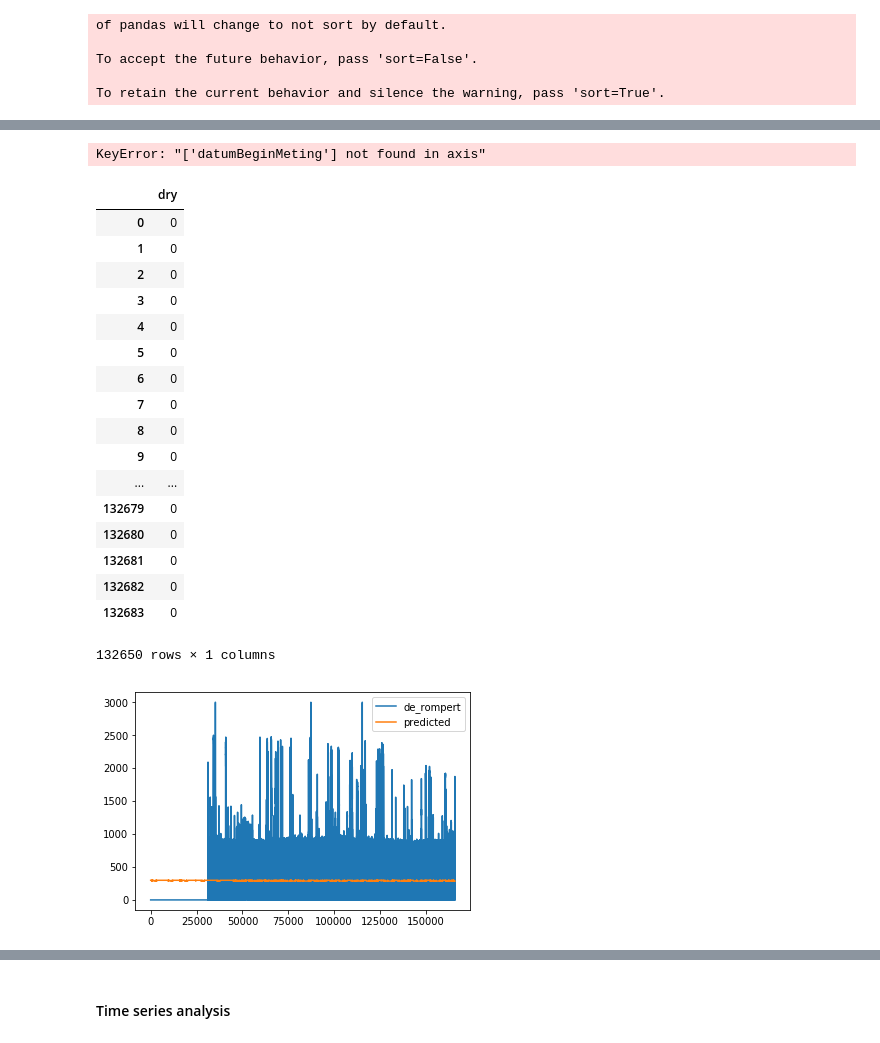
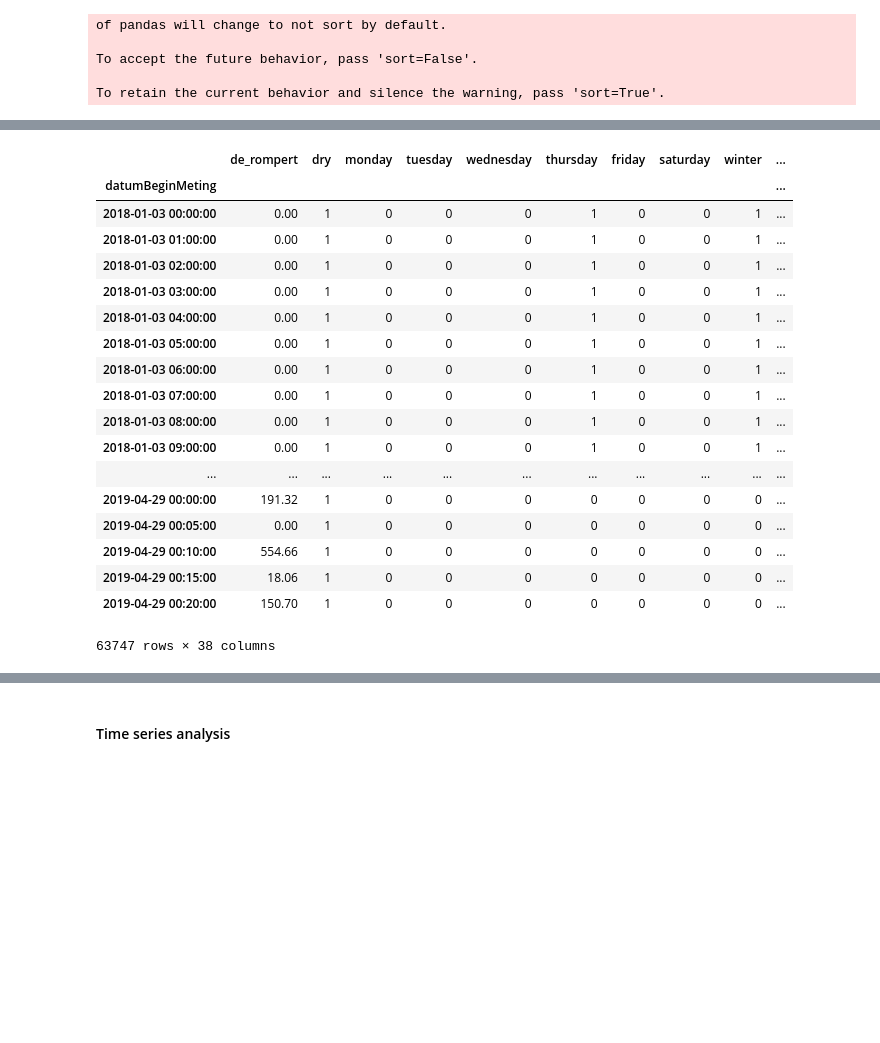
Before and after one commit to Trezorro/waterschap-datachallenge, a Jupyter notebook: Flow analysis 24-09.ipynb, the cells around one changed output, grey strips where cells are left out. Drawn from its saved outputs; the diff is of its cells as text; code cells hidden in the pictures; blank space fills up the shorter version.

```diff
--- a/Flow analysis 24-09.ipynb
+++ b/Flow analysis 24-09.ipynb
@@ -81,15 +81,15 @@ oud_engelseweg = oud_engelseweg.groupby(pd.TimeGrouper('5Min'))['oud_engelseweg'
 # %%
 def filterDryDays(data, dry, name_of_pump):
     data = pd.DataFrame(data)
-    rain = np.where(data.index.isin(dry['datetime']), 1, 0)
-    data['dry'] = rain
-    data = data.reset_index()
+    dry = np.where(data.index.isin(dry['datetime']), 1, 0)
+    data['dry'] = dry
+    data = data[data['dry'] == 1]
     #data['interaction'] = data[name_of_pump] * data['dry']#.groupby([de_rompert.index.year, de_rompert.index.month, de_rompert.index.day, de_rompert.index.hour]).mean()
     return data
 
-de_rompert = filterDryDays(de_rompert, dry_rompert, 'de_rompert')
-bokhoven = filterDryDays(bokhoven, dry_bokhoven, 'bokhoven')
-haarsteeg = filterDryDays(haarsteeg, dry_haarsteeg, 'haarsteeg')
-helftheuvelweg = filterDryDays(helftheuvelweg, dry_helftheuvelweg, 'helftheuvelweg')
-maaspoort = filterDryDays(maaspoort, dry_maaspoort, 'maaspoort')
-oud_engelseweg = filterDryDays(oud_engelseweg, dry_oudengelseweg, 'oud_engelseweg')
+de_rompert2 = filterDryDays(de_rompert, dry_rompert, 'de_rompert')
+bokhoven2 = filterDryDays(bokhoven, dry_bokhoven, 'bokhoven')
+haarsteeg2 = filterDryDays(haarsteeg, dry_haarsteeg, 'haarsteeg')
+helftheuvelweg2 = filterDryDays(helftheuvelweg, dry_helftheuvelweg, 'helftheuvelweg')
+maaspoort2 = filterDryDays(maaspoort, dry_maaspoort, 'maaspoort')
+oud_engelseweg2 = filterDryDays(oud_engelseweg, dry_oudengelseweg, 'oud_engelseweg')
@@ -103,3 +164,25 @@ print(len(de_rompert))
 # %%
 from sklearn.ensemble.forest import RandomForestRegressor
+# %%
+de_rompert3.iloc[:round(0.8*len(de_rompert3)),:]
+# %% [output]
+|  | de_rompert | dry | monday | tuesday | wednesday | thursday | friday | saturday | winter | ... |
+| datumBeginMeting |  |  |  |  |  |  |  |  |  | ... |
+| 2018-01-03 00:00:00 | 0.00 | 1 | 0 | 0 | 0 | 1 | 0 | 0 | 1 | ... |
+| 2018-01-03 01:00:00 | 0.00 | 1 | 0 | 0 | 0 | 1 | 0 | 0 | 1 | ... |
+| 2018-01-03 02:00:00 | 0.00 | 1 | 0 | 0 | 0 | 1 | 0 | 0 | 1 | ... |
+| 2018-01-03 03:00:00 | 0.00 | 1 | 0 | 0 | 0 | 1 | 0 | 0 | 1 | ... |
+| 2018-01-03 04:00:00 | 0.00 | 1 | 0 | 0 | 0 | 1 | 0 | 0 | 1 | ... |
+| 2018-01-03 05:00:00 | 0.00 | 1 | 0 | 0 | 0 | 1 | 0 | 0 | 1 | ... |
+| 2018-01-03 06:00:00 | 0.00 | 1 | 0 | 0 | 0 | 1 | 0 | 0 | 1 | ... |
+| 2018-01-03 07:00:00 | 0.00 | 1 | 0 | 0 | 0 | 1 | 0 | 0 | 1 | ... |
+| 2018-01-03 08:00:00 | 0.00 | 1 | 0 | 0 | 0 | 1 | 0 | 0 | 1 | ... |
+| 2018-01-03 09:00:00 | 0.00 | 1 | 0 | 0 | 0 | 1 | 0 | 0 | 1 | ... |
+| ... | ... | ... | ... | ... | ... | ... | ... | ... | ... | ... |
+| 2019-04-29 00:00:00 | 191.32 | 1 | 0 | 0 | 0 | 0 | 0 | 0 | 0 | ... |
+| 2019-04-29 00:05:00 | 0.00 | 1 | 0 | 0 | 0 | 0 | 0 | 0 | 0 | ... |
+| 2019-04-29 00:10:00 | 554.66 | 1 | 0 | 0 | 0 | 0 | 0 | 0 | 0 | ... |
+| 2019-04-29 00:15:00 | 18.06 | 1 | 0 | 0 | 0 | 0 | 0 | 0 | 0 | ... |
+| 2019-04-29 00:20:00 | 150.70 | 1 | 0 | 0 | 0 | 0 | 0 | 0 | 0 | ... |
+63747 rows × 38 columns
 # %%
@@ -116,8 +199,5 @@ RF_Model = RandomForestRegressor(n_estimators=2000, max_features=1, oob_score=Tr
 # %%
 labels = y_train#[:, None]
-features = X_train.drop('datumBeginMeting', axis = 1)
-X_train = X_train.drop('datumBeginMeting', axis = 1)
-X_test = X_test.drop('datumBeginMeting', axis = 1)
+features = X_train
+
 rgr=RF_Model.fit(features, labels)
-# %% [output]
-KeyError: "['datumBeginMeting'] not found in axis"
@@ -134,25 +203,0 @@ RF_predict = RF_predict.reset_index()
-# %%
-de_rompert['predicted'] = RF_predict['predicted']
-de_rompert
-de_rompert[['de_rompert', 'predicted']].plot()
-X_train
-# %% [output]
-|  | dry |
-| 0 | 0 |
-| 1 | 0 |
-| 2 | 0 |
-| 3 | 0 |
-| 4 | 0 |
-| 5 | 0 |
-| 6 | 0 |
-| 7 | 0 |
-| 8 | 0 |
-| 9 | 0 |
-| ... | ... |
-| 132679 | 0 |
-| 132680 | 0 |
-| 132681 | 0 |
-| 132682 | 0 |
-| 132683 | 0 |
-132650 rows × 1 columns
-[figure, removed]
```
Also changed, not shown: parts of 12 cells of this notebook.
